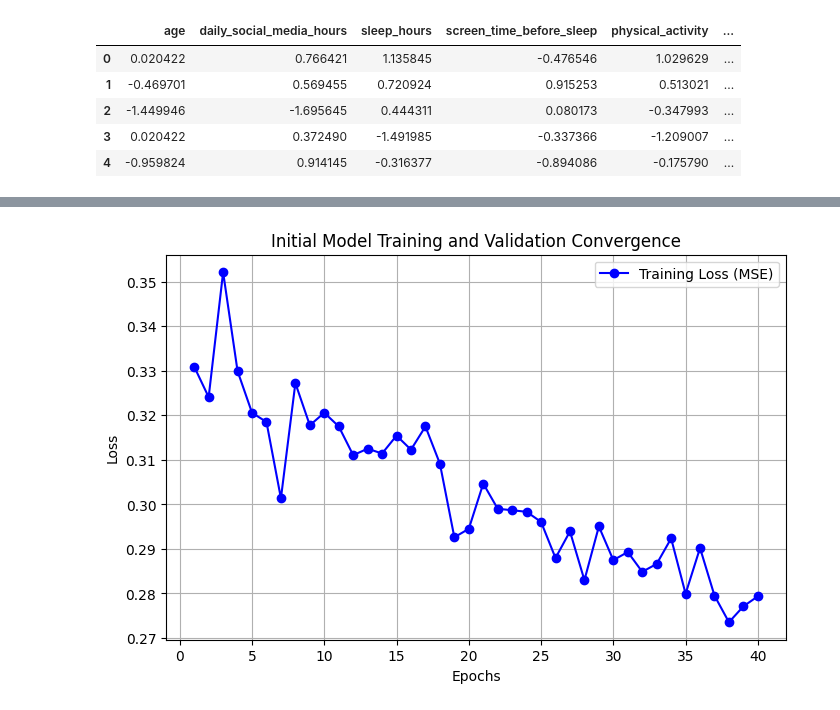
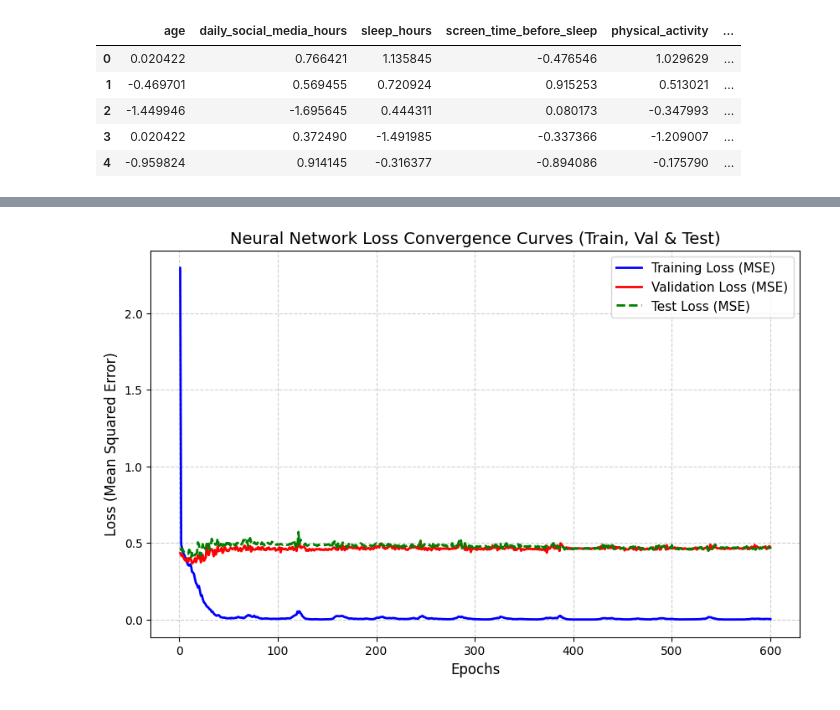
Before and after one commit to itschavaa/gpa-prediction-model, a Jupyter notebook: initial_model.ipynb, the cells around one changed output, grey strips where cells are left out. Cells and saved outputs as stored; diff of their text form; code cells hidden in the pictures.

Commit message:
feat: model updated

```diff
--- a/initial_model.ipynb
+++ b/initial_model.ipynb
@@ -118,13 +110,9 @@ Model: "sequential"
-# %%
-model.compile(
-    optimizer='adam',             # Adaptive Moment Estimation (robust, self-adjusting learning rate)
-    loss='mse',                   # Loss function minimized by Gradient Descent
-    metrics=['mae', 'root_mean_squared_error']       # Evaluation tracking metrics
-)
 # %%
+test_eval_callback = TestEvaluationCallback(test_dataset)
 history = model.fit(
-    train_dataset.shuffle(buffer_size=len(X_train)).batch(BATCH_SIZE),
-    epochs=40,
-    verbose=1
-)
+    train_pipeline,
+    epochs=600,
+    validation_data=val_dataset,
+    callbacks=[test_eval_callback],
+    verbose=1)
 # %% [output]
@@ -148,16 +136,19 @@ Epoch 40/40
 # %%
-# Extract metrics from history logs
 train_loss = history.history['loss']
-epochs = range(1, len(train_loss) + 1)
+val_loss = history.history['val_loss']
+test_loss = test_eval_callback.test_losses
+epochs_range = range(1, len(train_loss) + 1)
 
-# Generate Loss Convergence Curve
-plt.figure(figsize=(8, 5))
-plt.plot(epochs, train_loss, 'bo-', label='Training Loss (MSE)')
-plt.title('Initial Model Training and Validation Convergence')
-plt.xlabel('Epochs')
-plt.ylabel('Loss')
-plt.legend()
-plt.grid(True)
+plt.figure(figsize=(10, 6))
+plt.plot(epochs_range, train_loss, 'b-', label='Training Loss (MSE)', linewidth=2)
+plt.plot(epochs_range, val_loss, 'r-', label='Validation Loss (MSE)', linewidth=2)
+plt.plot(epochs_range, test_loss, 'g--', label='Test Loss (MSE)', linewidth=2)
+
+plt.title('Neural Network Loss Convergence Curves (Train, Val & Test)', fontsize=14)
+plt.xlabel('Epochs', fontsize=12)
+plt.ylabel('Loss (Mean Squared Error)', fontsize=12)
+plt.legend(fontsize=11)
+plt.grid(True, linestyle='--', alpha=0.6)
 plt.show()
 # %% [output]
-[figure, old version]
+[figure, new version]
```
Also changed, not shown: parts of 6 cells of this notebook.
